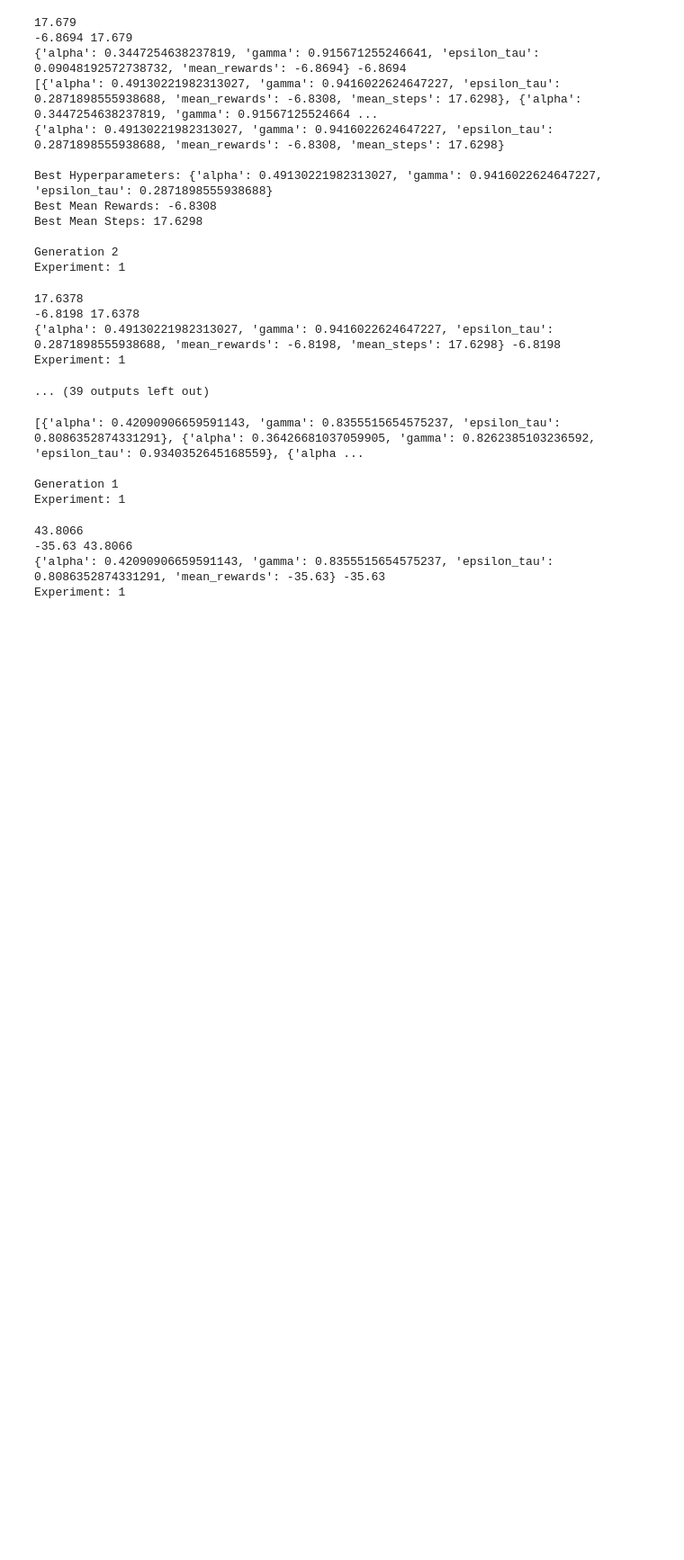
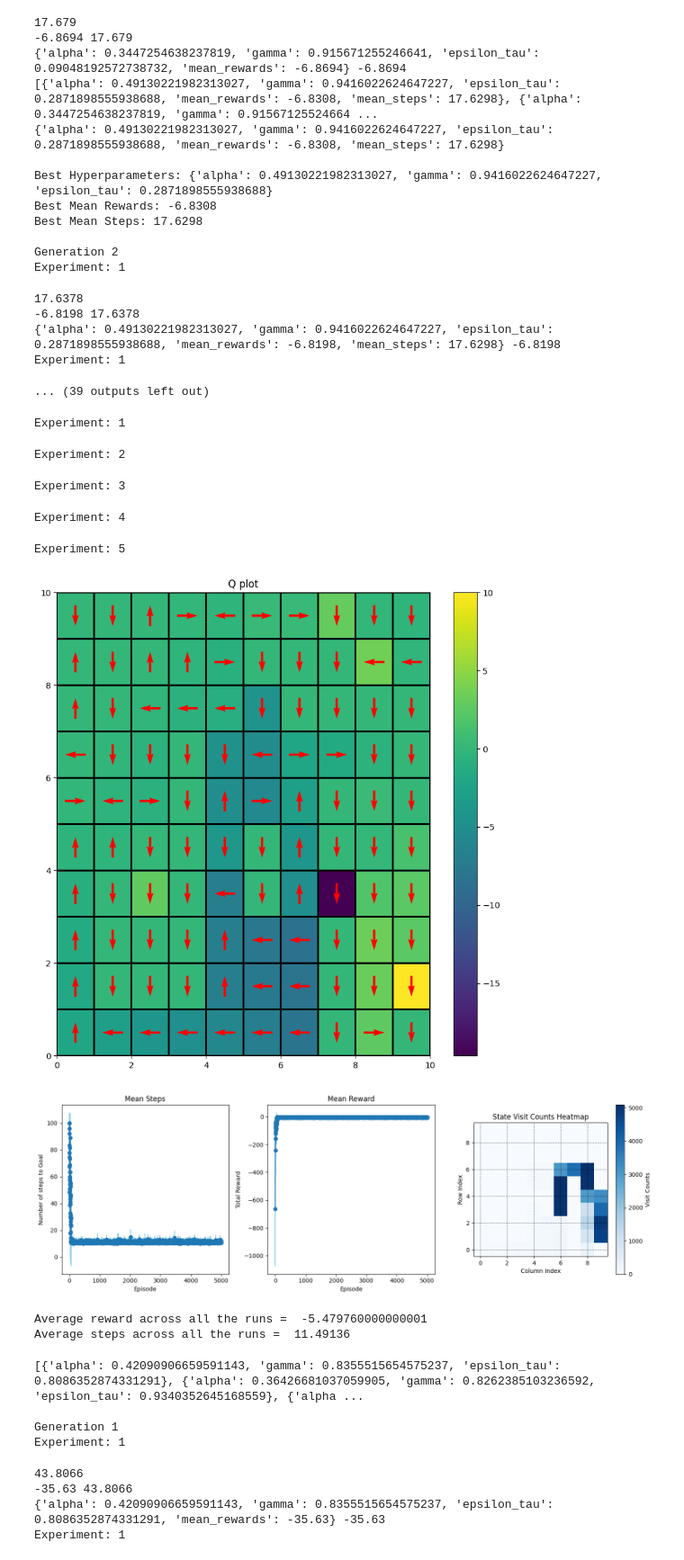
Before and after one commit to TripanDham/RL, a Jupyter notebook: Assignment 1/GridWorld_PA1_new_checkpoint.ipynb, the cells around one changed output. Shown at 90% size. Drawn from its saved outputs; the diff is of its cells as text; code cells hidden in the pictures; blank space fills up the shorter version.

```diff
--- a/Assignment 1/GridWorld_PA1_new_checkpoint.ipynb
+++ b/Assignment 1/GridWorld_PA1_new_checkpoint.ipynb
@@ -1928,3 +1981,20 @@ Experiment: 1
+# %%
+alpha0=0.33206320325380767
+gamma=0.9827961681786012
+epsilon0=0.1450219034655273
+episodes = 5000
+tau = 0.5
+plot_all(qlearning_e,env6)
+# %% [output]
+Experiment: 1
+Experiment: 2
+Experiment: 3
+Experiment: 4
+Experiment: 5
+[figure, added]
+[figure, added]
+Average reward across all the runs =  -5.479760000000001
+Average steps across all the runs =  11.49136
 # %%
 
 best_hyperparameters, best_mean_rewards, best_mean_steps = genetic_algorithm(env5,qlearning_s,e_s=1)
```
Also changed, not shown: parts of 12 cells of this notebook.
